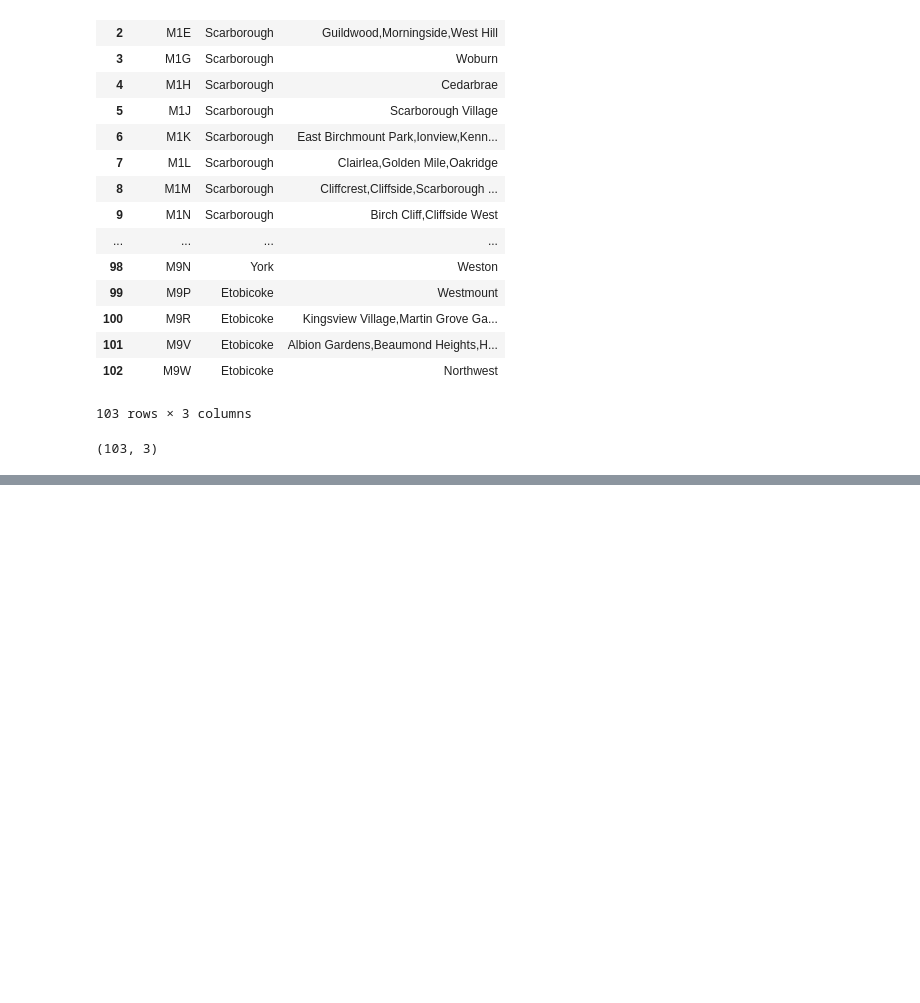
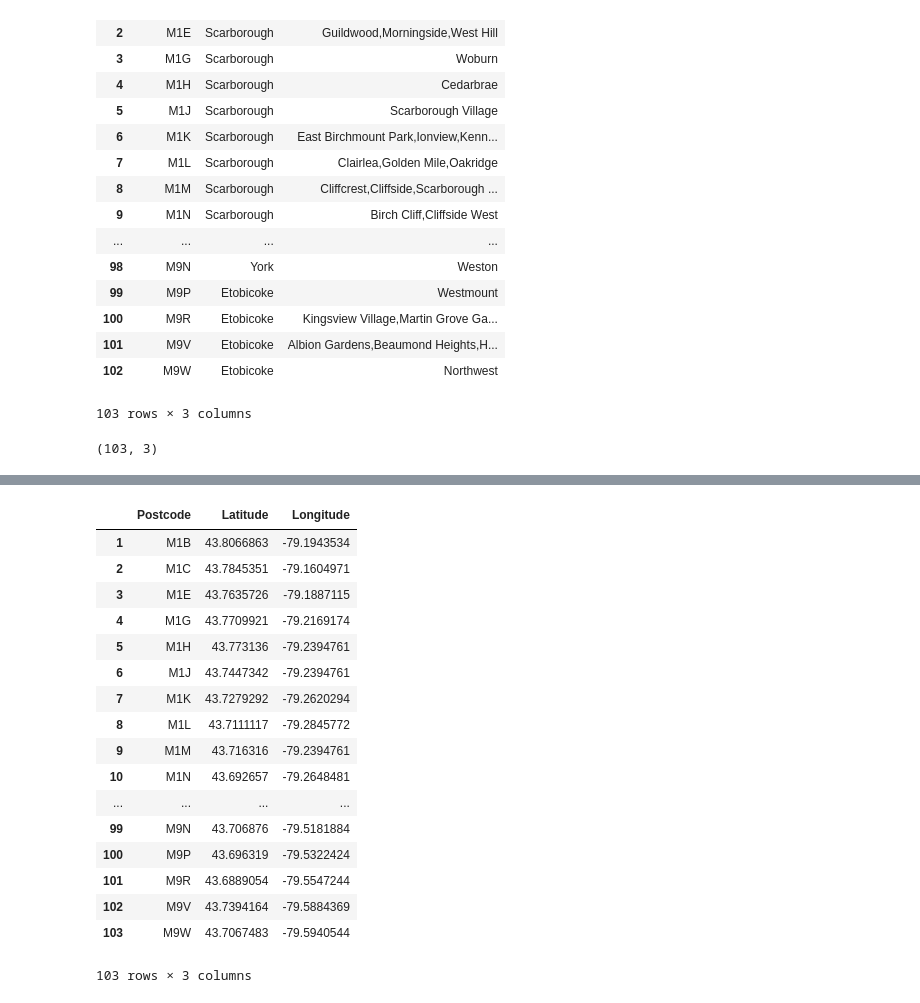
Before and after one commit to chualq/Coursera_Capstone, a Jupyter notebook: Explore, Segment, cluster neighbourhoods.ipynb, the cells around one changed output, grey strips where cells are left out. Cells and saved outputs as stored; diff of their text form; code cells hidden in the pictures; blank space fills up the shorter version.

```diff
--- a/Explore, Segment, cluster neighbourhoods.ipynb
+++ b/Explore, Segment, cluster neighbourhoods.ipynb
@@ -35,0 +54,22 @@ df_grp.shape
+# %%
+dfr2 = dfr.drop([0,0])
+dfr2
+# %% [output]
+|  | Postcode | Latitude | Longitude |
+| 1 | M1B | 43.8066863 | -79.1943534 |
+| 2 | M1C | 43.7845351 | -79.1604971 |
+| 3 | M1E | 43.7635726 | -79.1887115 |
+| 4 | M1G | 43.7709921 | -79.2169174 |
+| 5 | M1H | 43.773136 | -79.2394761 |
+| 6 | M1J | 43.7447342 | -79.2394761 |
+| 7 | M1K | 43.7279292 | -79.2620294 |
+| 8 | M1L | 43.7111117 | -79.2845772 |
+| 9 | M1M | 43.716316 | -79.2394761 |
+| 10 | M1N | 43.692657 | -79.2648481 |
+| ... | ... | ... | ... |
+| 99 | M9N | 43.706876 | -79.5181884 |
+| 100 | M9P | 43.696319 | -79.5322424 |
+| 101 | M9R | 43.6889054 | -79.5547244 |
+| 102 | M9V | 43.7394164 | -79.5884369 |
+| 103 | M9W | 43.7067483 | -79.5940544 |
+103 rows × 3 columns
```
Also changed, not shown: parts of 8 cells of this notebook.
